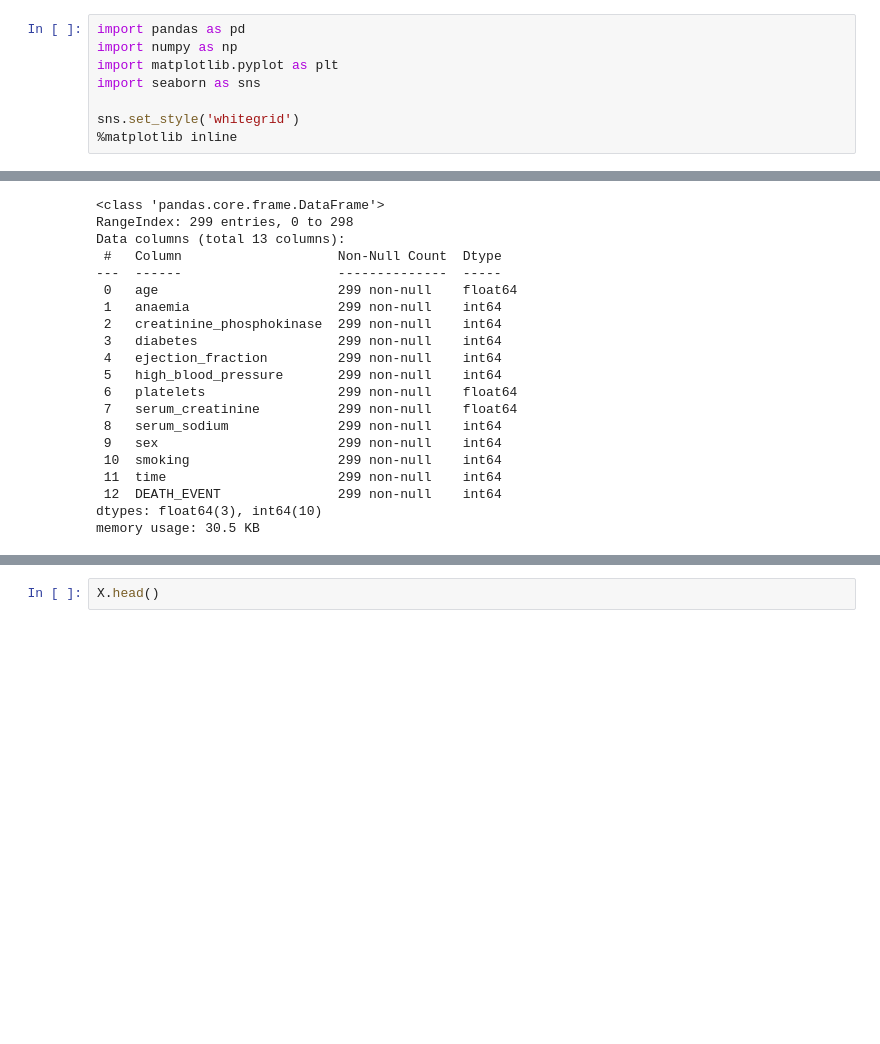
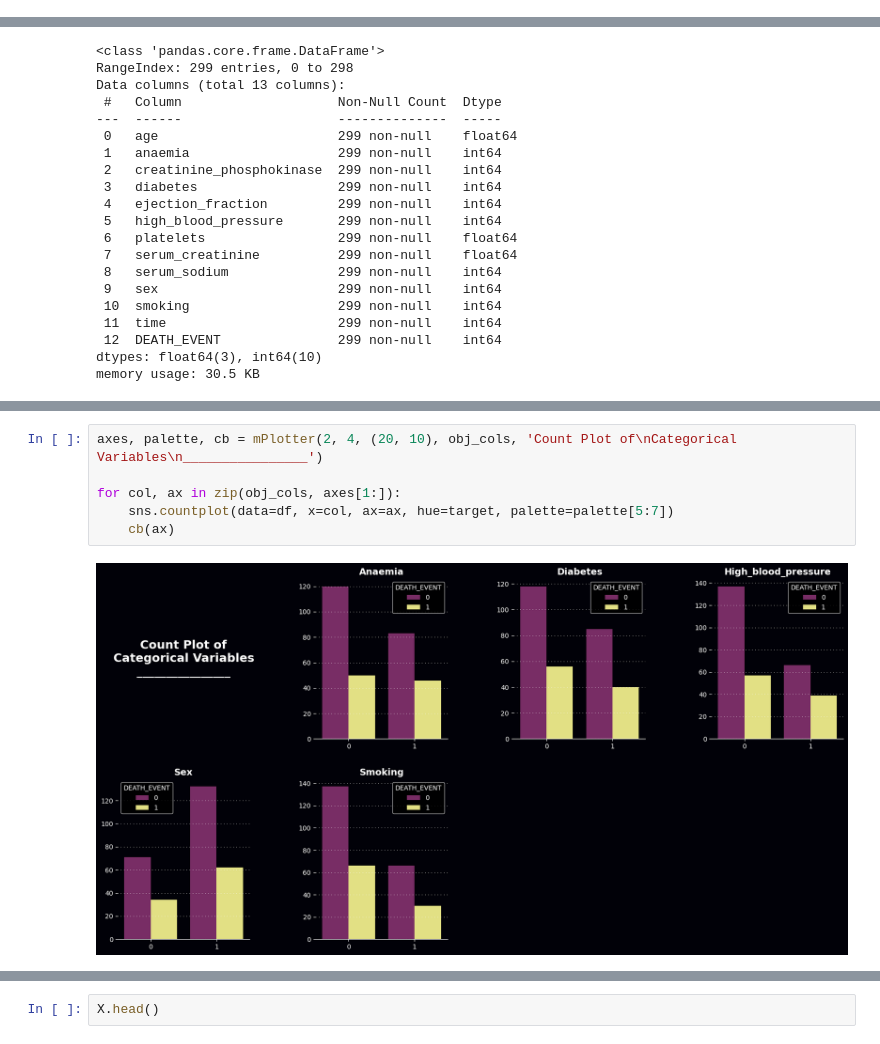
Before and after one commit to mmustafakapici/Heart-Failure-predictions, a Jupyter notebook: heart-failure-prediction.ipynb, the cells around one changed output, grey strips where cells are left out. Drawn from its saved outputs; the diff is of its cells as text; blank space fills up the shorter version.

```diff
--- a/heart-failure-prediction.ipynb
+++ b/heart-failure-prediction.ipynb
@@ -5,8 +2,0 @@
-# %%
-import pandas as pd
-import numpy as np
-import matplotlib.pyplot as plt
-import seaborn as sns
-
-sns.set_style('whitegrid')
-%matplotlib inline
@@ -120,0 +210,8 @@ from sklearn.preprocessing import  LabelEncoder
+# %%
+axes, palette, cb = mPlotter(2, 4, (20, 10), obj_cols, 'Count Plot of\nCategorical Variables\n________________')
+
+for col, ax in zip(obj_cols, axes[1:]):
+    sns.countplot(data=df, x=col, ax=ax, hue=target, palette=palette[5:7])
+    cb(ax)
+# %% [output]
+[figure, added]
```
Also changed, not shown: parts of 53 cells of this notebook.
